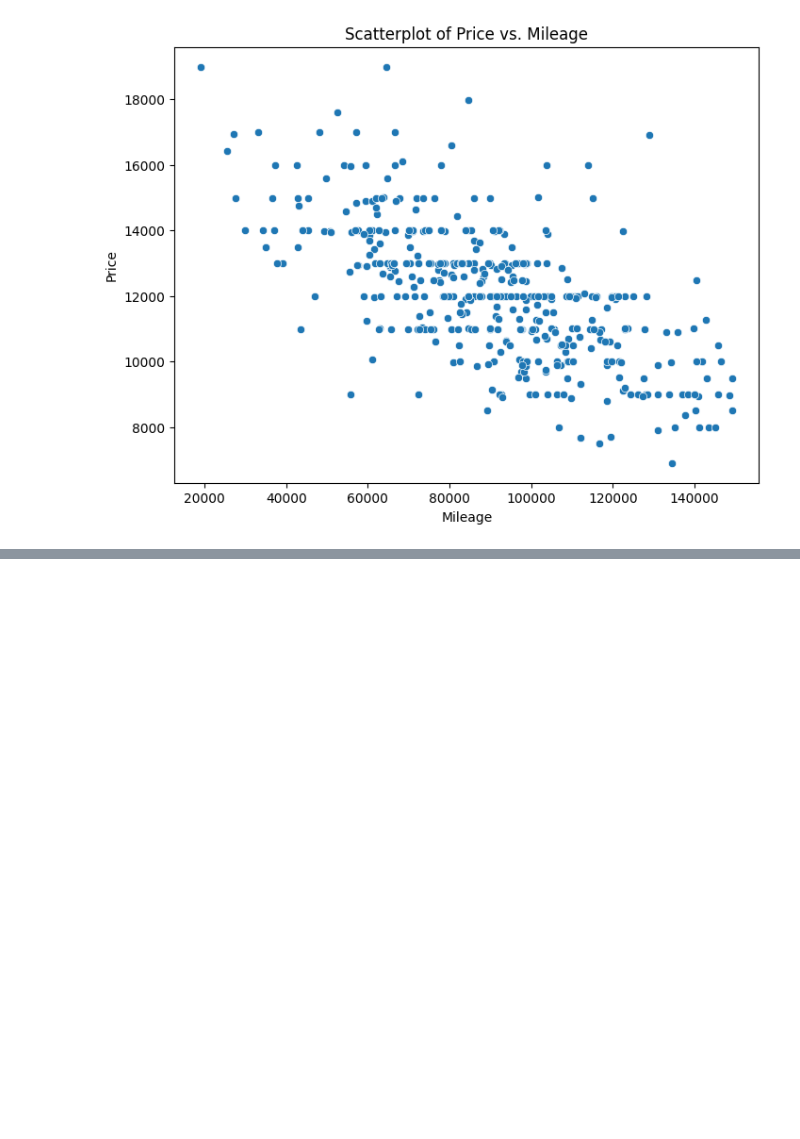
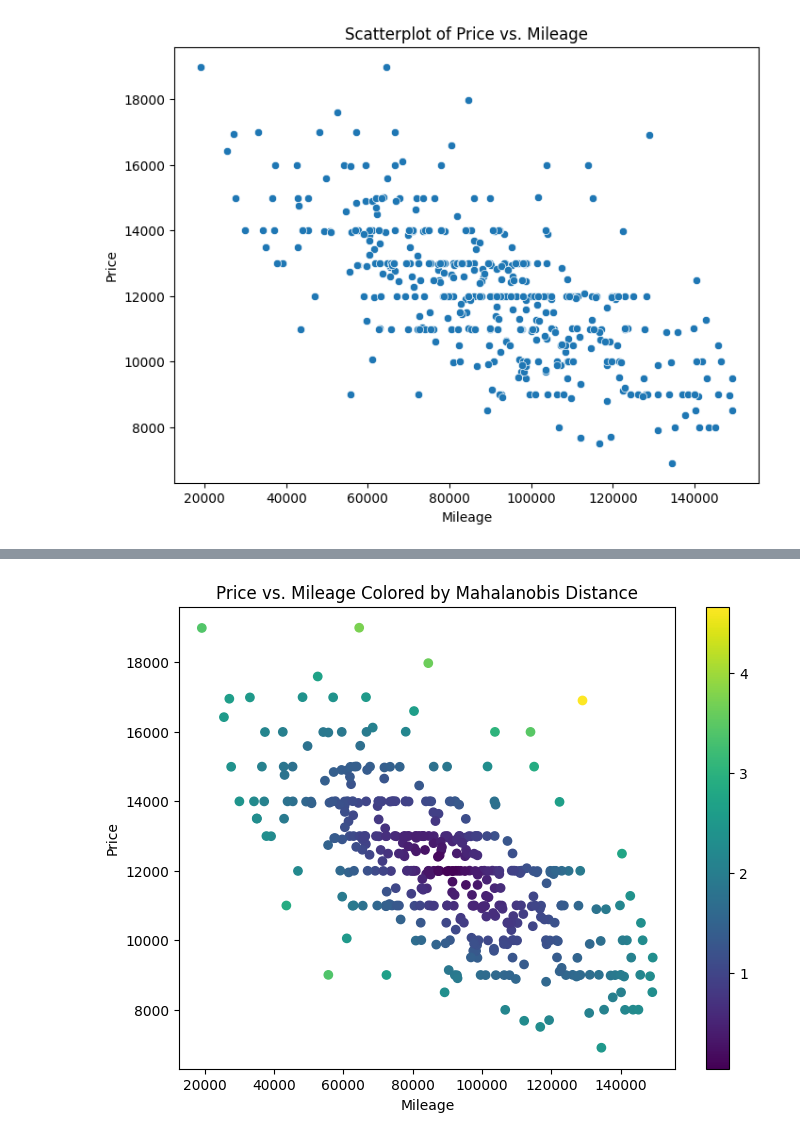
Before and after one commit to Isfandior/PrinciplesOfDataScienceCity-Sohrab, a Jupyter notebook: week03/Week03.ipynb, the cells around one changed output, grey strips where cells are left out. Drawn from its saved outputs; the diff is of its cells as text; code cells hidden in the pictures; blank space fills up the shorter version.

```diff
--- a/week03/Week03.ipynb
+++ b/week03/Week03.ipynb
@@ -47,0 +89,29 @@ plt.show()
+# %%
+from scipy.spatial.distance import cdist
+import numpy as np
+
+# Calculate the 2D mean vector
+mean_vector = np.array([df['mileage'].mean(), df['price'].mean()])
+
+# Calculate covariance matrix and its inverse
+cov_matrix = np.cov(df[['mileage', 'price']].T)
+inv_cov_matrix = np.linalg.inv(cov_matrix)
+
+# Function to compute Mahalanobis distance
+def mahalanobis_distance(x, mean, inv_cov):
+    diff = x - mean
+    return np.sqrt(np.dot(np.dot(diff, inv_cov), diff.T))
+
+# Compute Mahalanobis distance for each row
+df['MahalanobisDistance'] = df.apply(lambda row: mahalanobis_distance(np.array([row['mileage'], row['price']]), mean_vector, inv_cov_matrix), axis=1)
+
+# Scatter plot with color based on Mahalanobis Distance
+plt.figure(figsize=(8, 6))
+sc = plt.scatter(df['mileage'], df['price'], c=df['MahalanobisDistance'], cmap='viridis')
+plt.colorbar(sc)
+plt.title('Price vs. Mileage Colored by Mahalanobis Distance')
+plt.xlabel('Mileage')
+plt.ylabel('Price')
+plt.show()
+# %% [output]
+[figure, added]
```
Also changed, not shown: parts of 3 cells of this notebook.
